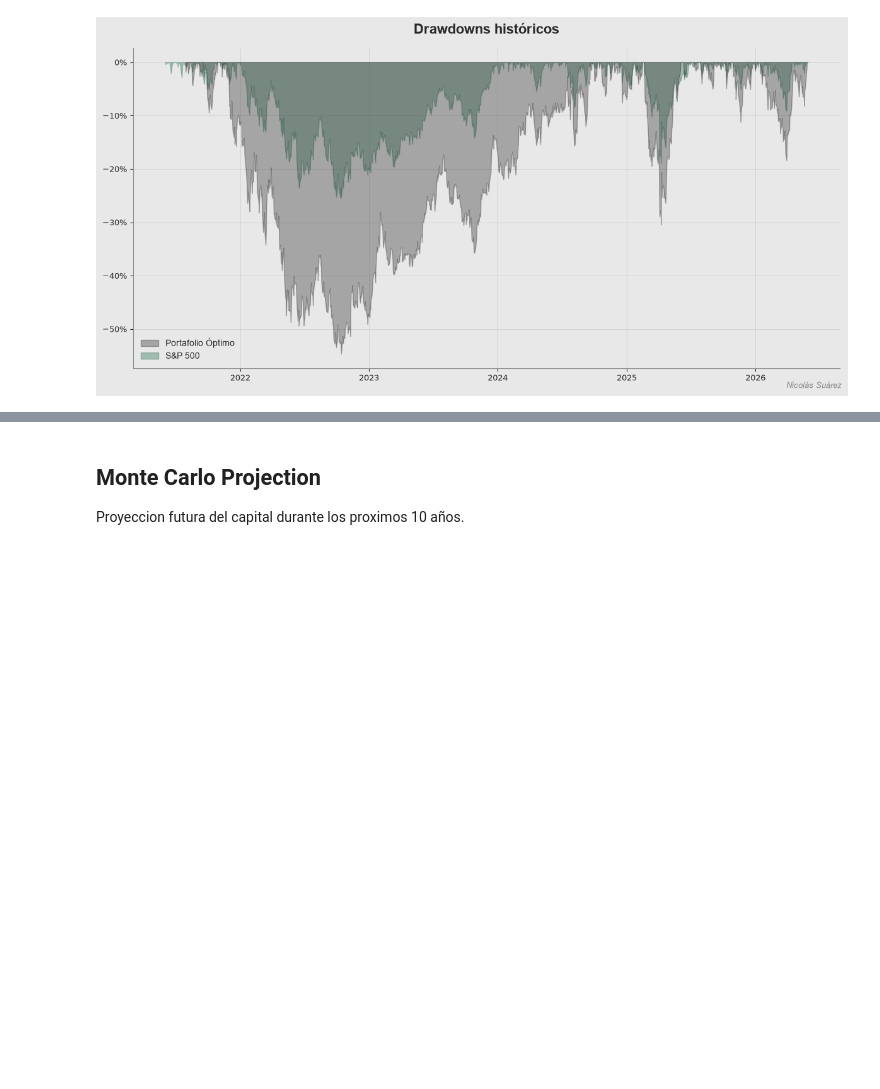
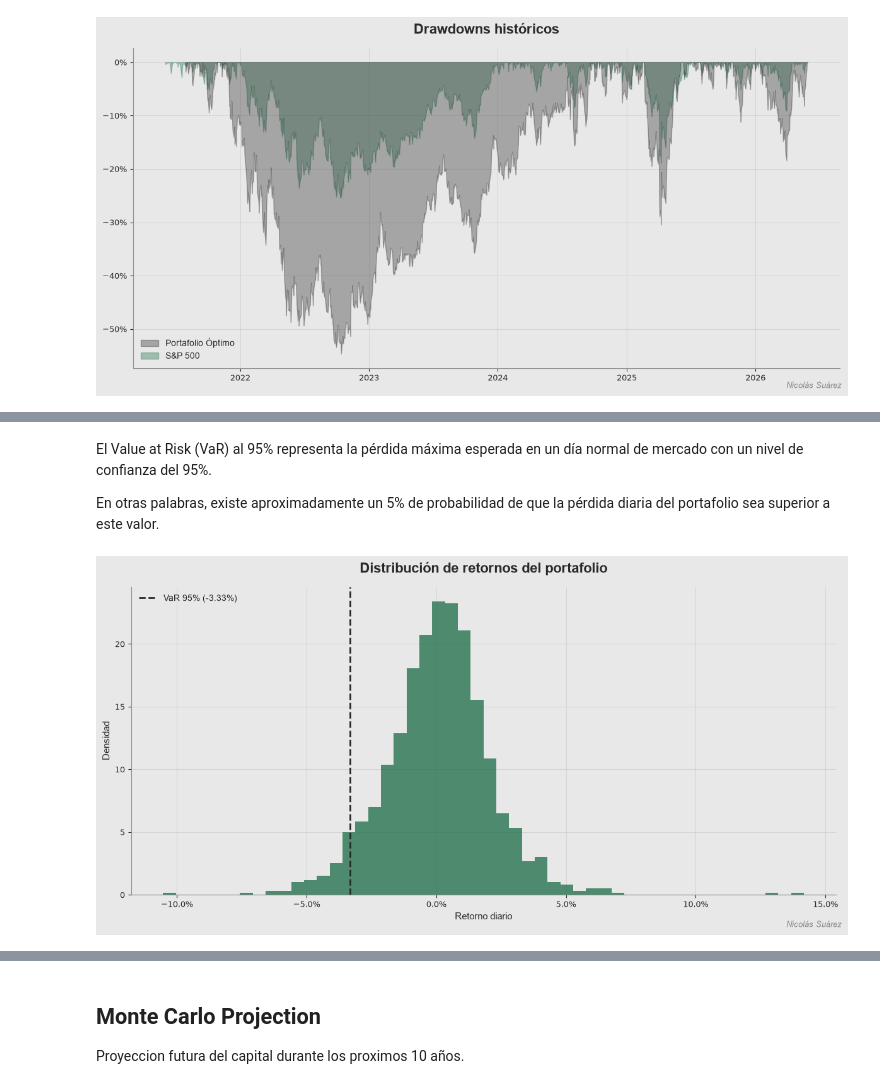
Before and after one commit to Nicosuarezso/portfolio-optimization, a Jupyter notebook: notebooks/04_risk_analysis.ipynb, the cells around one changed output, grey strips where cells are left out. Cells and saved outputs as stored; diff of their text form; code cells hidden in the pictures; blank space fills up the shorter version.

Commit message:
notebook: 04_risk_analysis se añadio la seccion de Tail Risk Analysis donde se calculo el VaR y CVaR

```diff
--- a/notebooks/04_risk_analysis.ipynb
+++ b/notebooks/04_risk_analysis.ipynb
@@ -978,0 +987,2 @@ plt.show()
+# %%
+CONFIDENCE_LEVEL = 0.95
@@ -978,0 +991,7 @@ plt.show()
+# %%
+var_95 = np.percentile(
+    portfolio_returns,
+    (1 - CONFIDENCE_LEVEL) * 100
+)
+
+print(f"Historical VaR (95%): {var_95:.2%}")
@@ -978,0 +1000,70 @@ plt.show()
+# %% [markdown]
+El Value at Risk (VaR) al 95% representa la pérdida máxima esperada en un día normal de mercado con un nivel de confianza del 95%.
+
+En otras palabras, existe aproximadamente un 5% de probabilidad de que la pérdida diaria del portafolio sea superior a este valor.
+# %%
+fig, ax = plt.subplots(figsize=(12, 6))
+fig.patch.set_facecolor(BG)
+ax.set_facecolor(BG)
+
+ax.hist(
+    portfolio_returns,
+    bins=50,
+    density=True,
+    color=ACCENT,
+    alpha=0.75,
+    zorder=2
+)
+ax.axvline(
+    var_95,
+    color=TEXT,
+    linestyle="--",
+    linewidth=2,
+    label=f"VaR 95% ({var_95:.2%})",
+    zorder=3
+)
+
+ax.set_title(
+    "Distribución de retornos del portafolio",
+    fontsize=16,
+    fontweight="bold",
+    fontfamily="Arial",
+    color=TEXT,
+    pad=16
+)
+ax.set_xlabel("Retorno diario", fontsize=11, color=TEXT, fontfamily="Arial")
+ax.set_ylabel("Densidad", fontsize=11, color=TEXT, fontfamily="Arial")
+
+ax.xaxis.set_major_formatter(mticker.PercentFormatter(1))
+
+ax.grid(alpha=0.25, color=GREY, linewidth=0.6)
+for spine in ["top", "right"]:
+    ax.spines[spine].set_visible(False)
+for spine in ["left", "bottom"]:
+    ax.spines[spine].set_color(GREY)
+
+ax.tick_params(colors=TEXT, labelsize=9)
+
+legend = ax.legend(
+    frameon=False,
+    fontsize=10,
+    loc="upper left",
+    prop={"family": "Arial"}
+)
+for text in legend.get_texts():
+    text.set_color(TEXT)
+
+fig.text(
+    0.99, 0.01,
+    "Nicolás Suárez",
+    fontsize=9,
+    color=GREY,
+    ha="right",
+    style="italic",
+    fontfamily="Arial"
+)
+
+plt.tight_layout()
+plt.show()
+# %% [output]
+[figure, added]
```
Also changed, not shown: parts of 14 cells of this notebook.
